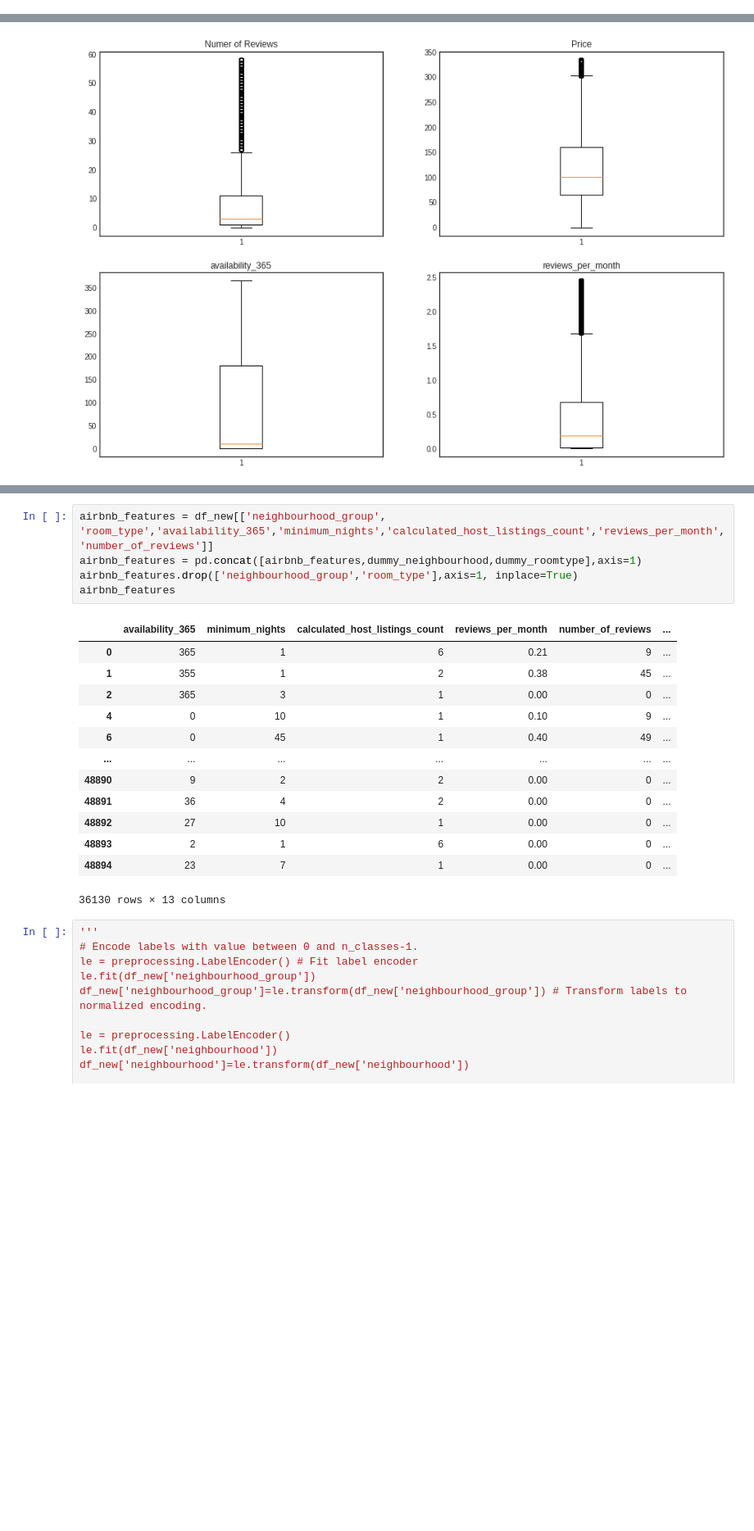
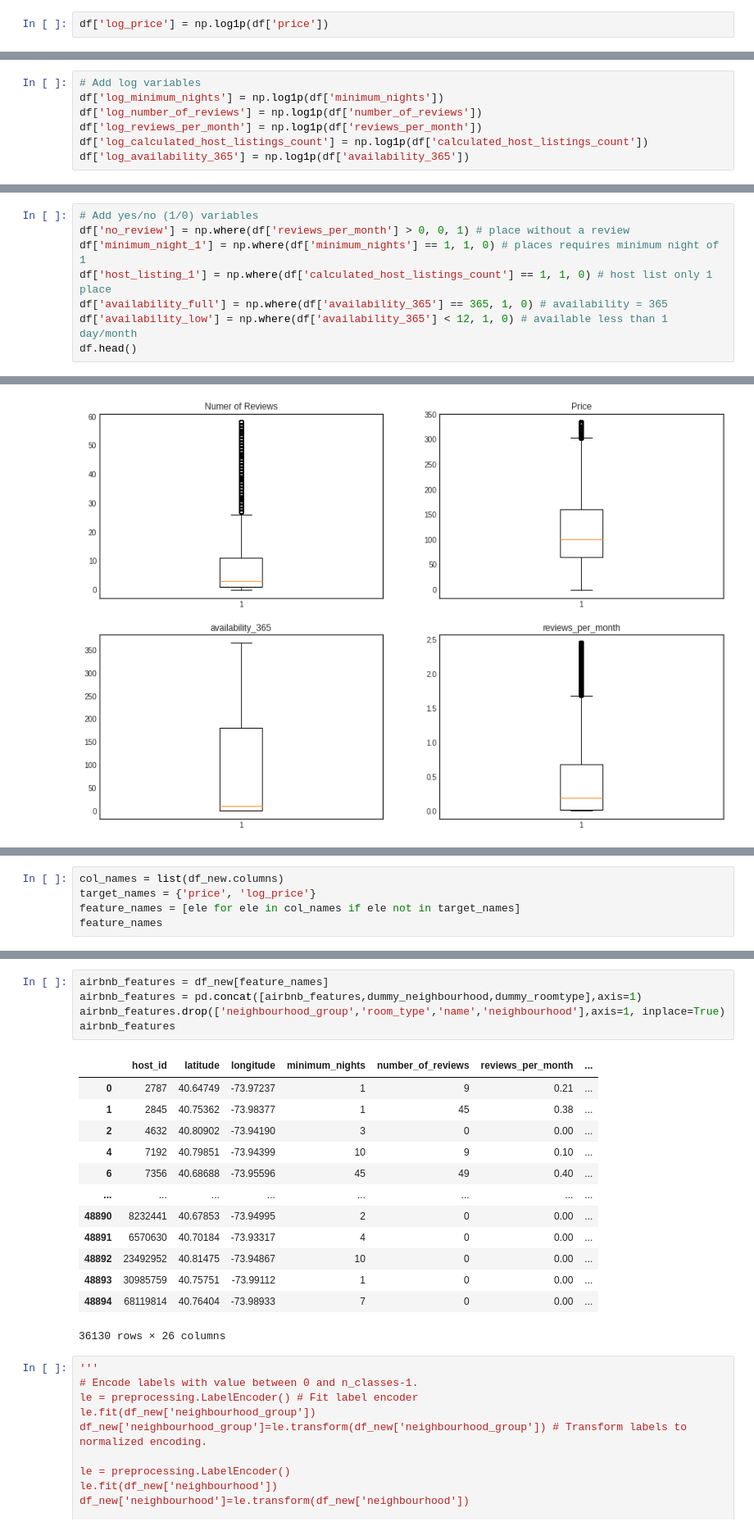
Before and after one commit to nguyen-nhat-mai/ensemble_project, a Jupyter notebook: Airbnb_Price_Prediction.ipynb, the cells around one changed output, grey strips where cells are left out. Shown at 82% size. Cells and saved outputs as stored; diff of their text form; blank space fills up the shorter version.

```diff
--- a/Airbnb_Price_Prediction.ipynb
+++ b/Airbnb_Price_Prediction.ipynb
@@ -92,0 +150,2 @@ dtype: int64
+# %%
+df['log_price'] = np.log1p(df['price'])
@@ -92,0 +174,7 @@ dtype: int64
+# %%
+# Add log variables
+df['log_minimum_nights'] = np.log1p(df['minimum_nights'])
+df['log_number_of_reviews'] = np.log1p(df['number_of_reviews'])
+df['log_reviews_per_month'] = np.log1p(df['reviews_per_month'])
+df['log_calculated_host_listings_count'] = np.log1p(df['calculated_host_listings_count'])
+df['log_availability_365'] = np.log1p(df['availability_365'])
@@ -92,0 +183,8 @@ dtype: int64
+# %%
+# Add yes/no (1/0) variables
+df['no_review'] = np.where(df['reviews_per_month'] > 0, 0, 1) # place without a review
+df['minimum_night_1'] = np.where(df['minimum_nights'] == 1, 1, 0) # places requires minimum night of 1
+df['host_listing_1'] = np.where(df['calculated_host_listings_count'] == 1, 1, 0) # host list only 1 place
+df['availability_full'] = np.where(df['availability_365'] == 365, 1, 0) # availability = 365
+df['availability_low'] = np.where(df['availability_365'] < 12, 1, 0) # available less than 1 day/month
+df.head()
@@ -249,2 +370,7 @@ Text(0.5, 1.0, 'reviews_per_month')
 dummy_neighbourhood=pd.get_dummies(df_new['neighbourhood_group'], prefix='dummy')
 dummy_roomtype=pd.get_dummies(df_new['room_type'], prefix='dummy')
+# %%
+col_names = list(df_new.columns)
+target_names = {'price', 'log_price'}
+feature_names = [ele for ele in col_names if ele not in target_names]
+feature_names
@@ -251,22 +395,22 @@ dummy_roomtype=pd.get_dummies(df_new['room_type'], prefix='dummy')
 # %%
-airbnb_features = df_new[['neighbourhood_group', 'room_type','availability_365','minimum_nights','calculated_host_listings_count','reviews_per_month','number_of_reviews']]
+airbnb_features = df_new[feature_names]
 airbnb_features = pd.concat([airbnb_features,dummy_neighbourhood,dummy_roomtype],axis=1)
-airbnb_features.drop(['neighbourhood_group','room_type'],axis=1, inplace=True)
+airbnb_features.drop(['neighbourhood_group','room_type','name','neighbourhood'],axis=1, inplace=True)
 airbnb_features
 # %% [output]
-|  | availability_365 | minimum_nights | calculated_host_listings_count | reviews_per_month | number_of_reviews | ... |
-| 0 | 365 | 1 | 6 | 0.21 | 9 | ... |
-| 1 | 355 | 1 | 2 | 0.38 | 45 | ... |
-| 2 | 365 | 3 | 1 | 0.00 | 0 | ... |
-| 4 | 0 | 10 | 1 | 0.10 | 9 | ... |
-| 6 | 0 | 45 | 1 | 0.40 | 49 | ... |
-| ... | ... | ... | ... | ... | ... | ... |
-| 48890 | 9 | 2 | 2 | 0.00 | 0 | ... |
-| 48891 | 36 | 4 | 2 | 0.00 | 0 | ... |
-| 48892 | 27 | 10 | 1 | 0.00 | 0 | ... |
-| 48893 | 2 | 1 | 6 | 0.00 | 0 | ... |
-| 48894 | 23 | 7 | 1 | 0.00 | 0 | ... |
+|  | host_id | latitude | longitude | minimum_nights | number_of_reviews | reviews_per_month | ... |
+| 0 | 2787 | 40.64749 | -73.97237 | 1 | 9 | 0.21 | ... |
+| 1 | 2845 | 40.75362 | -73.98377 | 1 | 45 | 0.38 | ... |
+| 2 | 4632 | 40.80902 | -73.94190 | 3 | 0 | 0.00 | ... |
+| 4 | 7192 | 40.79851 | -73.94399 | 10 | 9 | 0.10 | ... |
+| 6 | 7356 | 40.68688 | -73.95596 | 45 | 49 | 0.40 | ... |
+| ... | ... | ... | ... | ... | ... | ... | ... |
+| 48890 | 8232441 | 40.67853 | -73.94995 | 2 | 0 | 0.00 | ... |
+| 48891 | 6570630 | 40.70184 | -73.93317 | 4 | 0 | 0.00 | ... |
+| 48892 | 23492952 | 40.81475 | -73.94867 | 10 | 0 | 0.00 | ... |
+| 48893 | 30985759 | 40.75751 | -73.99112 | 1 | 0 | 0.00 | ... |
+| 48894 | 68119814 | 40.76404 | -73.98933 | 7 | 0 | 0.00 | ... |
-36130 rows × 13 columns
+36130 rows × 26 columns
 # %%
 '''
 # Encode labels with value between 0 and n_classes-1.
```
Also changed, not shown: parts of 38 cells of this notebook.
